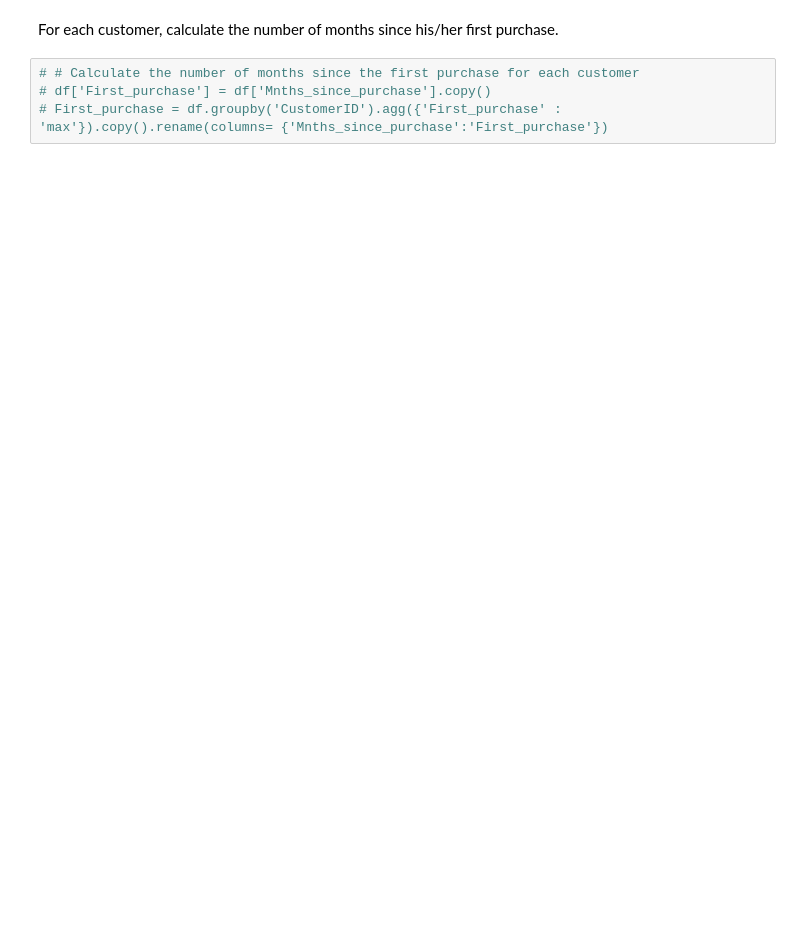
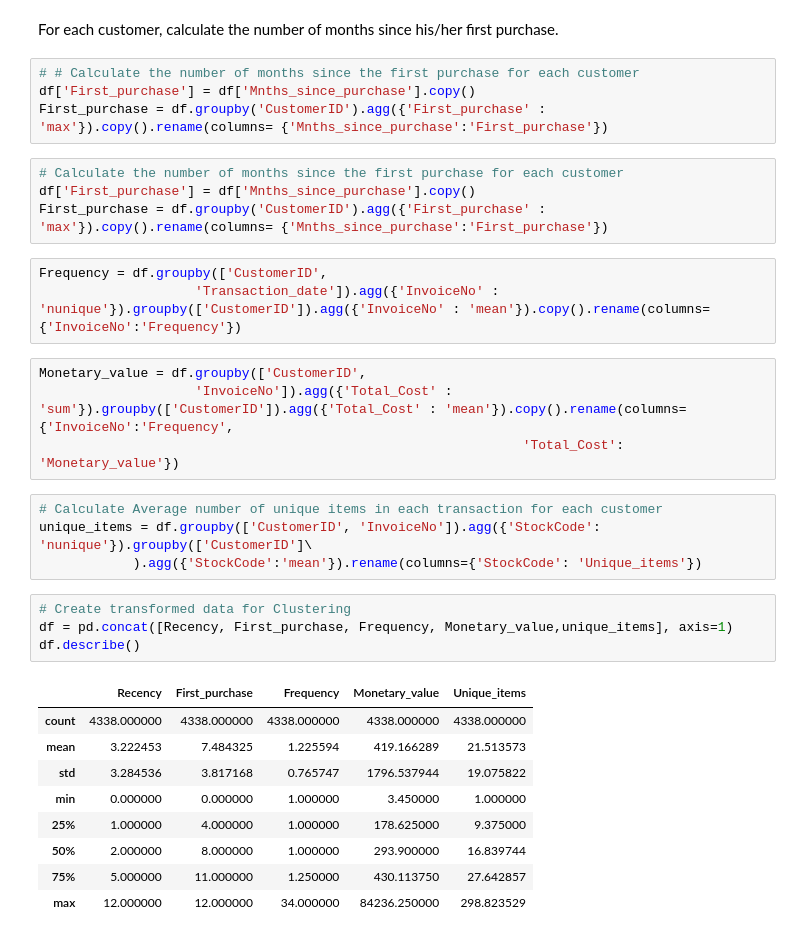
Before and after one commit to wasimkhan33/Online-Retail-Customer-Segmentation, a Jupyter notebook: Online_Retail_Customer_Segmentation_Capstone_Project.ipynb, the cells around one changed output. Cells and saved outputs as stored; diff of their text form; blank space fills up the shorter version.

```diff
--- a/Online_Retail_Customer_Segmentation_Capstone_Project.ipynb
+++ b/Online_Retail_Customer_Segmentation_Capstone_Project.ipynb
@@ -656,5 +656,34 @@ df['Mnths_since_purchase'] = df.Transaction_date.apply(lambda x: \
 For each customer, calculate the number of months since his/her first purchase.
 # %%
 # # Calculate the number of months since the first purchase for each customer
-# df['First_purchase'] = df['Mnths_since_purchase'].copy()
-# First_purchase = df.groupby('CustomerID').agg({'First_purchase' : 'max'}).copy().rename(columns= {'Mnths_since_purchase':'First_purchase'})
+df['First_purchase'] = df['Mnths_since_purchase'].copy()
+First_purchase = df.groupby('CustomerID').agg({'First_purchase' : 'max'}).copy().rename(columns= {'Mnths_since_purchase':'First_purchase'})
+# %%
+# Calculate the number of months since the first purchase for each customer
+df['First_purchase'] = df['Mnths_since_purchase'].copy()
+First_purchase = df.groupby('CustomerID').agg({'First_purchase' : 'max'}).copy().rename(columns= {'Mnths_since_purchase':'First_purchase'})
+# %%
+Frequency = df.groupby(['CustomerID',
+                    'Transaction_date']).agg({'InvoiceNo' : 'nunique'}).groupby(['CustomerID']).agg({'InvoiceNo' : 'mean'}).copy().rename(columns= {'InvoiceNo':'Frequency'})
+# %%
+Monetary_value = df.groupby(['CustomerID',
+                    'InvoiceNo']).agg({'Total_Cost' : 'sum'}).groupby(['CustomerID']).agg({'Total_Cost' : 'mean'}).copy().rename(columns= {'InvoiceNo':'Frequency',
+                                                              'Total_Cost': 'Monetary_value'})
+# %%
+# Calculate Average number of unique items in each transaction for each customer
+unique_items = df.groupby(['CustomerID', 'InvoiceNo']).agg({'StockCode': 'nunique'}).groupby(['CustomerID']\
+            ).agg({'StockCode':'mean'}).rename(columns={'StockCode': 'Unique_items'})
+# %%
+# Create transformed data for Clustering
+df = pd.concat([Recency, First_purchase, Frequency, Monetary_value,unique_items], axis=1)
+df.describe()
+# %% [output]
+|  | Recency | First_purchase | Frequency | Monetary_value | Unique_items |
+| count | 4338.000000 | 4338.000000 | 4338.000000 | 4338.000000 | 4338.000000 |
+| mean | 3.222453 | 7.484325 | 1.225594 | 419.166289 | 21.513573 |
+| std | 3.284536 | 3.817168 | 0.765747 | 1796.537944 | 19.075822 |
+| min | 0.000000 | 0.000000 | 1.000000 | 3.450000 | 1.000000 |
+| 25% | 1.000000 | 4.000000 | 1.000000 | 178.625000 | 9.375000 |
+| 50% | 2.000000 | 8.000000 | 1.000000 | 293.900000 | 16.839744 |
+| 75% | 5.000000 | 11.000000 | 1.250000 | 430.113750 | 27.642857 |
+| max | 12.000000 | 12.000000 | 34.000000 | 84236.250000 | 298.823529 |
```
Also changed, not shown: parts of 3 cells of this notebook.
